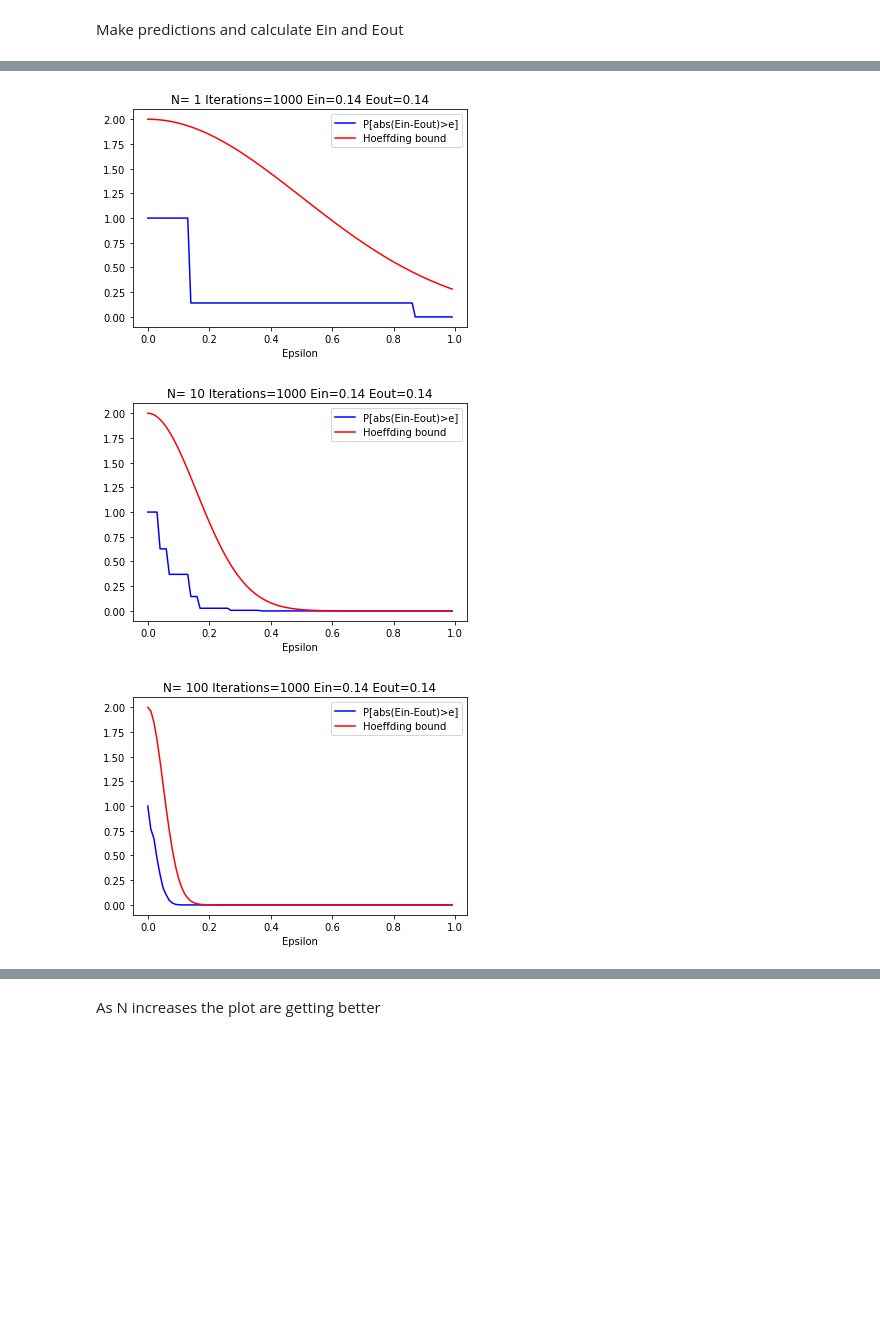
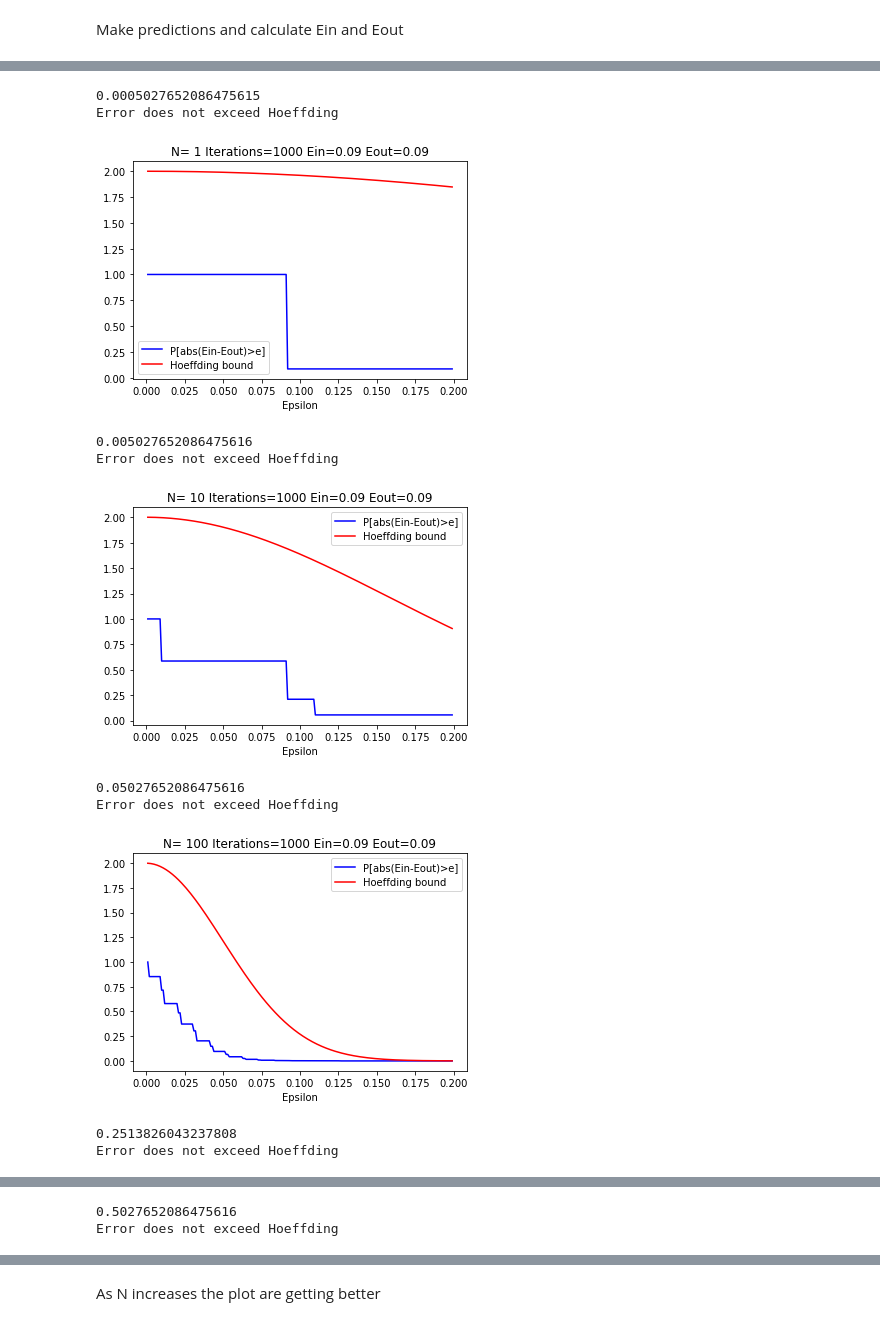
Before and after one commit to vipulpopat/MSCAI_Sem1_Etivity2, a Jupyter notebook: Etivity2_18195067.ipynb, the cells around one changed output, grey strips where cells are left out. Saved outputs shown, nothing was run; the diff lists cells and outputs as text; code cells hidden in the pictures; blank space fills up the shorter version.

```diff
--- a/Etivity2_18195067.ipynb
+++ b/Etivity2_18195067.ipynb
@@ -492,13 +494,10 @@ ax1.set_xlabel('Customer Balance')
 ax1.set_ylabel('Number of Customers')
 df['balance'].hist(bins=20)
 
-# Distrubtion of balance after appyling Log transform
+# Distrubtion of balance after appyling Power transform
 ax2 = fig.add_subplot(1, 2, 2)
-ax2.set_title("Log distribution of balance")
+ax2.set_title("Power transform distribution of balance")
 
-# Shift the value to 0 before applying log transformation as it can’t be applied to zero or negative values.
-df['balance_log'] = df['balance'] + abs(df.balance.min()) + 1
-df['balance_log'] = np.log(df['balance_log'])
-df['balance_log'].hist()
+df['balance_power'].hist()
 plt.show()
 # %% [output]
@@ -870,8 +870,9 @@ y_encoded = df['subscribed']
 df.drop('subscribed', axis=1, inplace=True)
 
 # Select the Generated New features and other numeric features to be used for learning
-#final_features = df.select_dtypes(include=[np.number]).columns.values
-final_features = ['education', 'default', 'ratio_bal_ln', 'ratio_ln_inc', 'duration', 'balance_log',
-                  'duration_log', 'life_stage', 'has_loan']
+final_features = df.select_dtypes(include=[np.number]).columns.values
+# Try differnt features
+# final_features = ['education', 'default', 'ratio_bal_ln', 'ratio_ln_inc', 'duration', 'balance_power',
+#                   'duration_log', 'life_stage', 'has_loan']
 print(final_features)
 # %% [output]
@@ -969,19 +974,20 @@ def run_experiment(X, y, hypothesis, iterations):
     for n in N:
         Eins = np.empty(iterations)
         Eouts = np.empty(iterations)
-        dist = []
+        error_diff = []
         test_size = n/X.shape[0]
+        print(test_size)
 
-        # For loop to find Ein and Eout for each train and test set
+        # For loop to find Ein and Eout for each train and test set for each N sample
         for i in range(iterations):
             X_train, X_test, y_train, y_test = train_test_split(X, y, shuffle=True, test_size=test_size)
 
             # Substract hypothesis scores from 1 on train and test data to get Ein/Eout
             Ein = 1 - hypothesis.score(X_train, y_train)
             Eout = 1 -  hypothesis.score(X_test, y_test)
-            dist.append(abs(Ein - Eout))
             Eins[i] = Ein
             Eouts[i] = Eout
+            error_diff.append(abs(Ein - Eout))
 
         # Find the average Ein and Eout
         Ein_mean = Eins.mean()
@@ -990,9 +996,9 @@ def run_experiment(X, y, hypothesis, iterations):
 
         # Plot probabilities for various N
         prob_epsilon=[]
-        epsilons = np.arange(0, 1, 0.01)
+        epsilons = np.arange(0.001, 0.2, 0.001)
         for e in epsilons:
-            prob_epsilon.append(len([1 for i in dist if i > e])/len(dist))
+            prob_epsilon.append(len([1 for i in error_diff if i > e])/len(error_diff))
 
         # Plot Prob of epsilon
         plt.plot(epsilons, prob_epsilon, 'b-', label="P[abs(Ein-Eout)>e]")
@@ -1001,12 +1007,12 @@ def run_experiment(X, y, hypothesis, iterations):
         hoeffding = [2*math.exp(-2*n*e**2) for e in epsilons]
         plt.plot(epsilons, hoeffding, 'r-', label="Hoeffding bound")
 
-        # Plot VC bound for various N
+        # Plot VC bound for various N (need to validate this quation for this function)
         #vc = [4*((2*n)**3+1)*math.exp(-(n/8)*e**2) for e in epsilons]
         #plt.plot(epsilons, vc, 'g-', label="VC bound")
 
-        #print("Error exceeds Hoeffding" if max(np.array(prob_epsilon)-np.array(hoeffding))>0 else
-        #      "Error does not exceed Hoeffding")
+        print("Error exceeds Hoeffding" if max(np.array(prob_epsilon)-np.array(hoeffding))>0 else
+              "Error does not exceed Hoeffding")
         #print("Error exceeds VC" if max(np.array(prob_epsilon)-np.array(vc))>0 else "Error does not exceed VC")
 
         plt.title('N= {} Iterations={} Ein={:.2f} Eout={:.2f}'.format(n, iterations, Ein_mean, Eout_mean))
@@ -1018,9 +1024,17 @@ def run_experiment(X, y, hypothesis, iterations):
 # %%
 ## Pass the weights for the chosen hypothesis and the dataset to a function
 # that will generate random datasets and plot the performance versus the Hoeffding bound
 
-run_experiment(X, y, logistic_reg, iterations=1000)
+run_experiment(X=X, y=y, hypothesis=logistic_reg, iterations=1000)
 # %% [output]
+0.0005027652086475615
+Error does not exceed Hoeffding
-[figure, old version]
+[figure, new version]
+0.005027652086475616
+Error does not exceed Hoeffding
-[figure, old version]
+[figure, new version]
+0.05027652086475616
+Error does not exceed Hoeffding
-[figure, old version]
+[figure, new version]
+0.2513826043237808
+Error does not exceed Hoeffding
@@ -1027,0 +1042,2 @@ run_experiment(X, y, logistic_reg, iterations=1000)
+0.5027652086475616
+Error does not exceed Hoeffding
```
Also changed, not shown: parts of 20 cells of this notebook.
